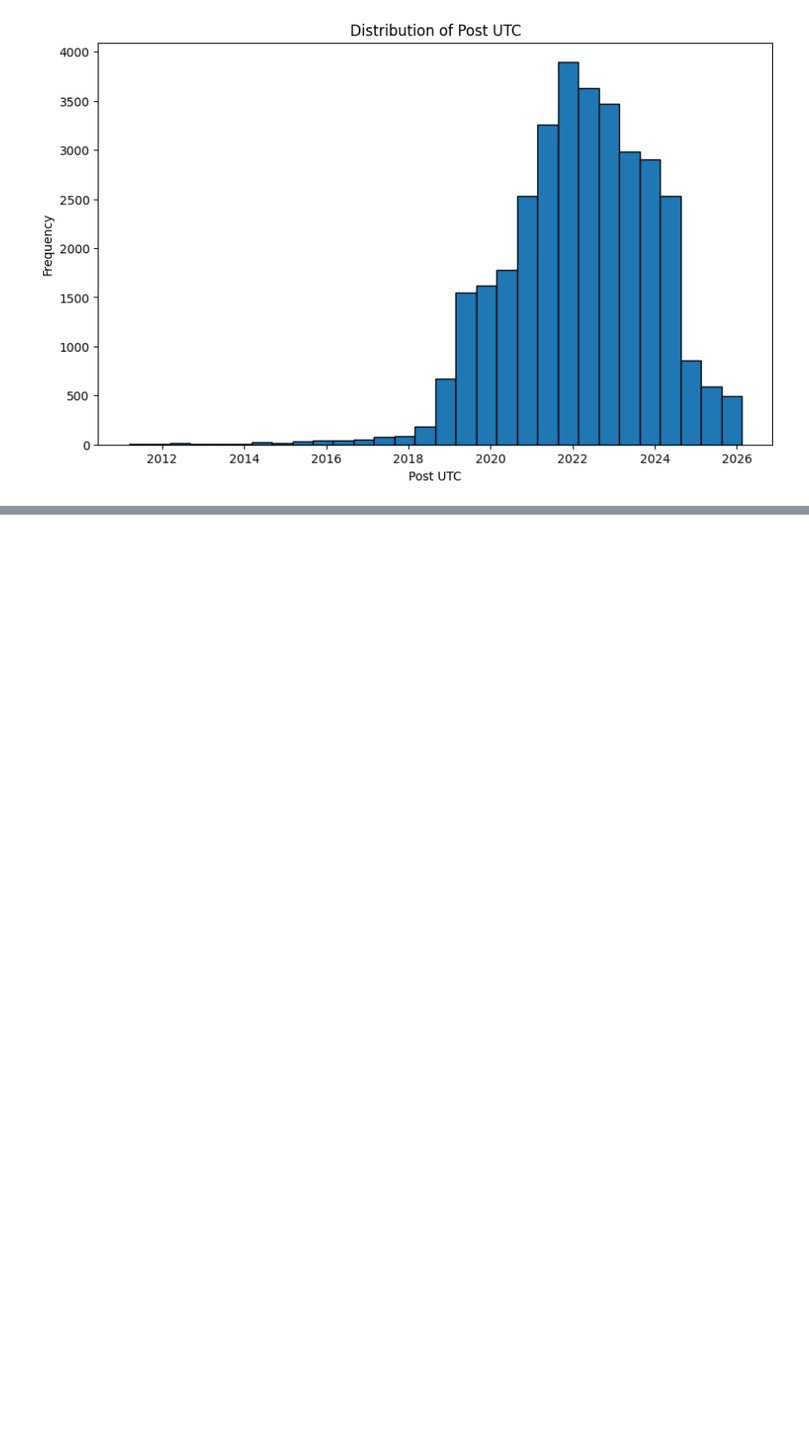
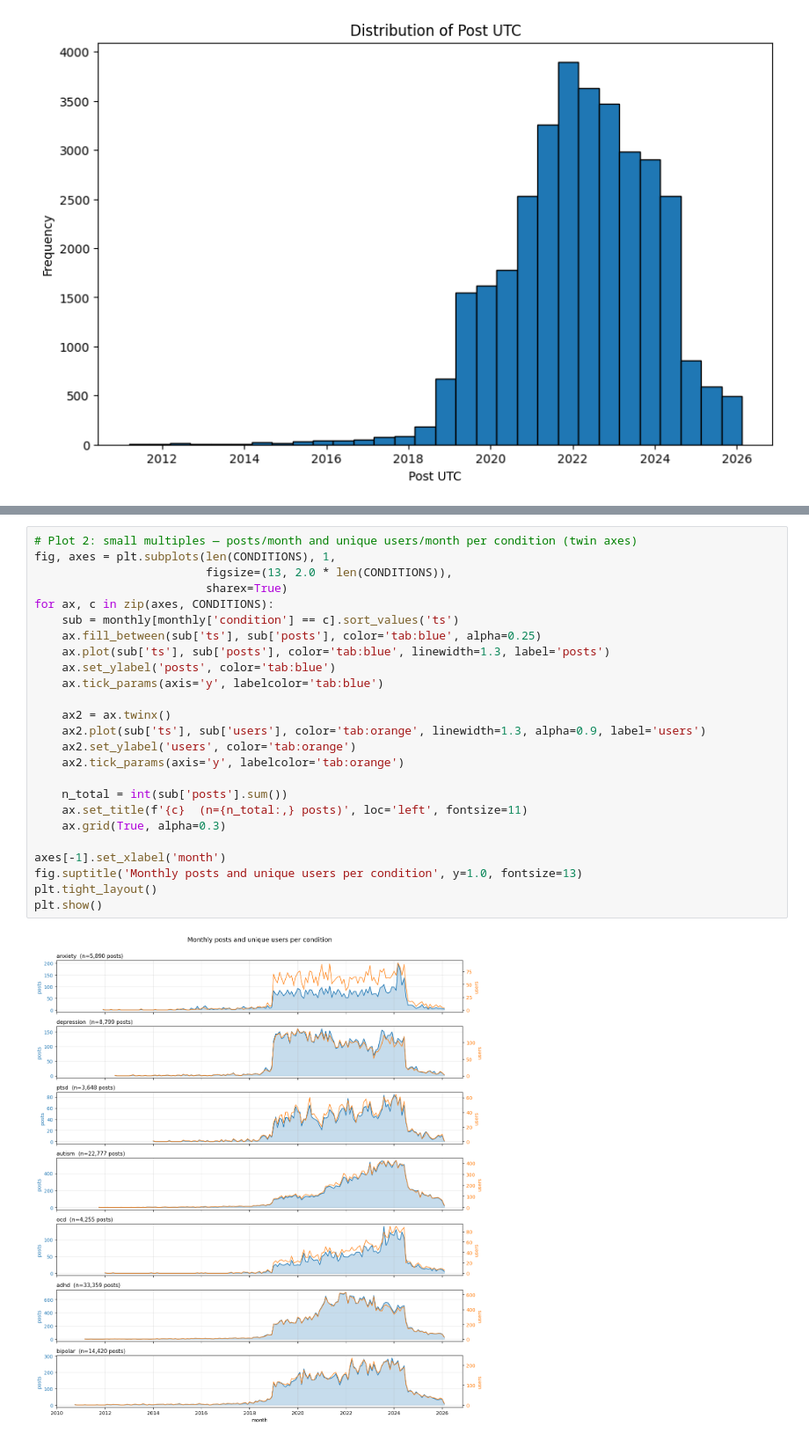
Before and after one commit to fibonacci-2/dynamics-paper, a Jupyter notebook: temporal-analysis.ipynb, the cells around one changed output, grey strips where cells are left out. Shown at 88% size. Cells and saved outputs as stored; diff of their text form; blank space fills up the shorter version.

```diff
--- a/temporal-analysis.ipynb
+++ b/temporal-analysis.ipynb
@@ -39,0 +108,27 @@ plot_condition('adhd')
+# %%
+# Plot 2: small multiples — posts/month and unique users/month per condition (twin axes)
+fig, axes = plt.subplots(len(CONDITIONS), 1,
+                         figsize=(13, 2.0 * len(CONDITIONS)),
+                         sharex=True)
+for ax, c in zip(axes, CONDITIONS):
+    sub = monthly[monthly['condition'] == c].sort_values('ts')
+    ax.fill_between(sub['ts'], sub['posts'], color='tab:blue', alpha=0.25)
+    ax.plot(sub['ts'], sub['posts'], color='tab:blue', linewidth=1.3, label='posts')
+    ax.set_ylabel('posts', color='tab:blue')
+    ax.tick_params(axis='y', labelcolor='tab:blue')
+
+    ax2 = ax.twinx()
+    ax2.plot(sub['ts'], sub['users'], color='tab:orange', linewidth=1.3, alpha=0.9, label='users')
+    ax2.set_ylabel('users', color='tab:orange')
+    ax2.tick_params(axis='y', labelcolor='tab:orange')
+
+    n_total = int(sub['posts'].sum())
+    ax.set_title(f'{c}  (n={n_total:,} posts)', loc='left', fontsize=11)
+    ax.grid(True, alpha=0.3)
+
+axes[-1].set_xlabel('month')
+fig.suptitle('Monthly posts and unique users per condition', y=1.0, fontsize=13)
+plt.tight_layout()
+plt.show()
+# %% [output]
+[figure, added]
```
Also changed, not shown: parts of 5 cells of this notebook, 8 other files.
